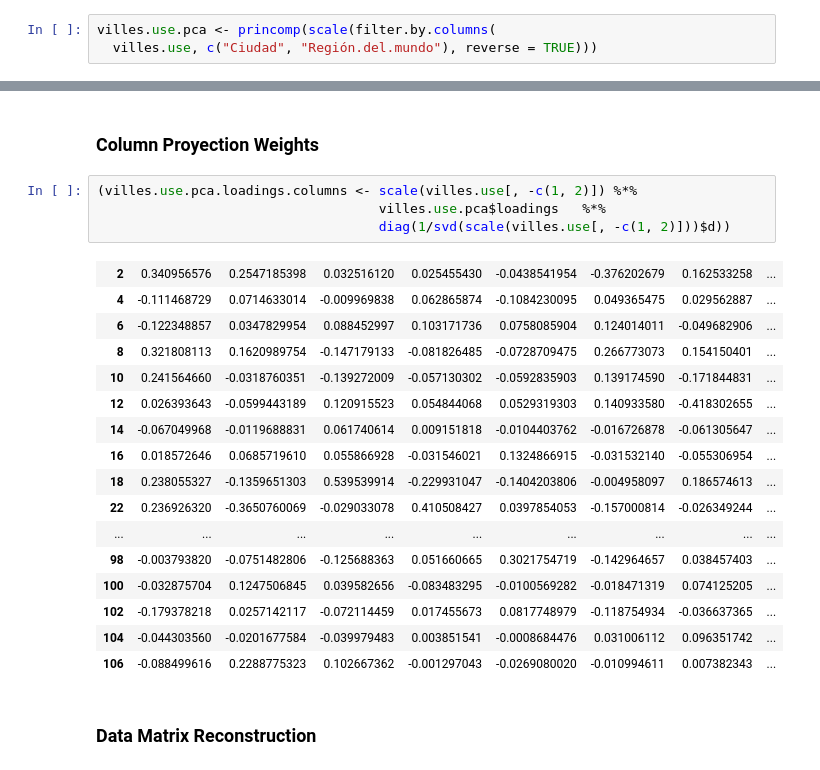
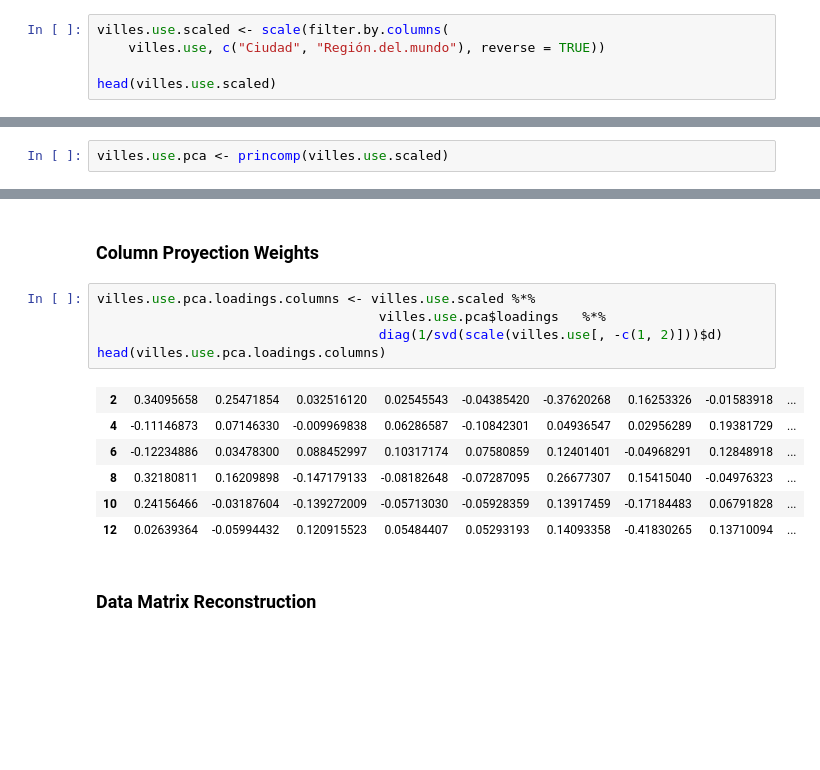
Before and after one commit to garciparedes/r-examples, a Jupyter notebook: notebooks/villes-analysis.ipynb, the cells around one changed output, grey strips where cells are left out. Cells and saved outputs as stored; diff of their text form; blank space fills up the shorter version.

```diff
--- a/notebooks/villes-analysis.ipynb
+++ b/notebooks/villes-analysis.ipynb
@@ -97,5 +97,7 @@ print(dim(villes.use))
 # %% [output]
 [1] 51 14
 # %%
-villes.use.pca <- princomp(scale(filter.by.columns(
-  villes.use, c("Ciudad", "Región.del.mundo"), reverse = TRUE)))
+villes.use.scaled <- scale(filter.by.columns(
+    villes.use, c("Ciudad", "Región.del.mundo"), reverse = TRUE))
+
+head(villes.use.scaled)
@@ -102,3 +112,5 @@ villes.use.pca <- princomp(scale(filter.by.columns(
+# %%
+villes.use.pca <- princomp(villes.use.scaled)
 # %%
 print(villes.use.pca)
 # %% [output]
@@ -230,26 +243,17 @@ text(villes.use.pca.scores.vars[, 1:2], cex = 0.7, pos = 3,
 # %% [markdown]
 ### Column Proyection Weights
 # %%
-(villes.use.pca.loadings.columns <- scale(villes.use[, -c(1, 2)]) %*%
+villes.use.pca.loadings.columns <- villes.use.scaled %*%
                                     villes.use.pca$loadings   %*%
-                                    diag(1/svd(scale(villes.use[, -c(1, 2)]))$d))
+                                    diag(1/svd(scale(villes.use[, -c(1, 2)]))$d)
+head(villes.use.pca.loadings.columns)
 # %% [output]
-| 2 | 0.340956576 | 0.2547185398 | 0.032516120 | 0.025455430 | -0.0438541954 | -0.376202679 | 0.162533258 | ... |
-| 4 | -0.111468729 | 0.0714633014 | -0.009969838 | 0.062865874 | -0.1084230095 | 0.049365475 | 0.029562887 | ... |
-| 6 | -0.122348857 | 0.0347829954 | 0.088452997 | 0.103171736 | 0.0758085904 | 0.124014011 | -0.049682906 | ... |
-| 8 | 0.321808113 | 0.1620989754 | -0.147179133 | -0.081826485 | -0.0728709475 | 0.266773073 | 0.154150401 | ... |
-| 10 | 0.241564660 | -0.0318760351 | -0.139272009 | -0.057130302 | -0.0592835903 | 0.139174590 | -0.171844831 | ... |
-| 12 | 0.026393643 | -0.0599443189 | 0.120915523 | 0.054844068 | 0.0529319303 | 0.140933580 | -0.418302655 | ... |
-| 14 | -0.067049968 | -0.0119688831 | 0.061740614 | 0.009151818 | -0.0104403762 | -0.016726878 | -0.061305647 | ... |
-| 16 | 0.018572646 | 0.0685719610 | 0.055866928 | -0.031546021 | 0.1324866915 | -0.031532140 | -0.055306954 | ... |
-| 18 | 0.238055327 | -0.1359651303 | 0.539539914 | -0.229931047 | -0.1404203806 | -0.004958097 | 0.186574613 | ... |
-| 22 | 0.236926320 | -0.3650760069 | -0.029033078 | 0.410508427 | 0.0397854053 | -0.157000814 | -0.026349244 | ... |
-| ... | ... | ... | ... | ... | ... | ... | ... | ... |
-| 98 | -0.003793820 | -0.0751482806 | -0.125688363 | 0.051660665 | 0.3021754719 | -0.142964657 | 0.038457403 | ... |
-| 100 | -0.032875704 | 0.1247506845 | 0.039582656 | -0.083483295 | -0.0100569282 | -0.018471319 | 0.074125205 | ... |
-| 102 | -0.179378218 | 0.0257142117 | -0.072114459 | 0.017455673 | 0.0817748979 | -0.118754934 | -0.036637365 | ... |
-| 104 | -0.044303560 | -0.0201677584 | -0.039979483 | 0.003851541 | -0.0008684476 | 0.031006112 | 0.096351742 | ... |
-| 106 | -0.088499616 | 0.2288775323 | 0.102667362 | -0.001297043 | -0.0269080020 | -0.010994611 | 0.007382343 | ... |
+| 2 | 0.34095658 | 0.25471854 | 0.032516120 | 0.02545543 | -0.04385420 | -0.37620268 | 0.16253326 | -0.01583918 | ... |
+| 4 | -0.11146873 | 0.07146330 | -0.009969838 | 0.06286587 | -0.10842301 | 0.04936547 | 0.02956289 | 0.19381729 | ... |
+| 6 | -0.12234886 | 0.03478300 | 0.088452997 | 0.10317174 | 0.07580859 | 0.12401401 | -0.04968291 | 0.12848918 | ... |
+| 8 | 0.32180811 | 0.16209898 | -0.147179133 | -0.08182648 | -0.07287095 | 0.26677307 | 0.15415040 | -0.04976323 | ... |
+| 10 | 0.24156466 | -0.03187604 | -0.139272009 | -0.05713030 | -0.05928359 | 0.13917459 | -0.17184483 | 0.06791828 | ... |
+| 12 | 0.02639364 | -0.05994432 | 0.120915523 | 0.05484407 | 0.05293193 | 0.14093358 | -0.41830265 | 0.13710094 | ... |
 # %% [markdown]
 ### Data Matrix Reconstruction
 # %%
```
Also changed, not shown: parts of 7 cells of this notebook.
